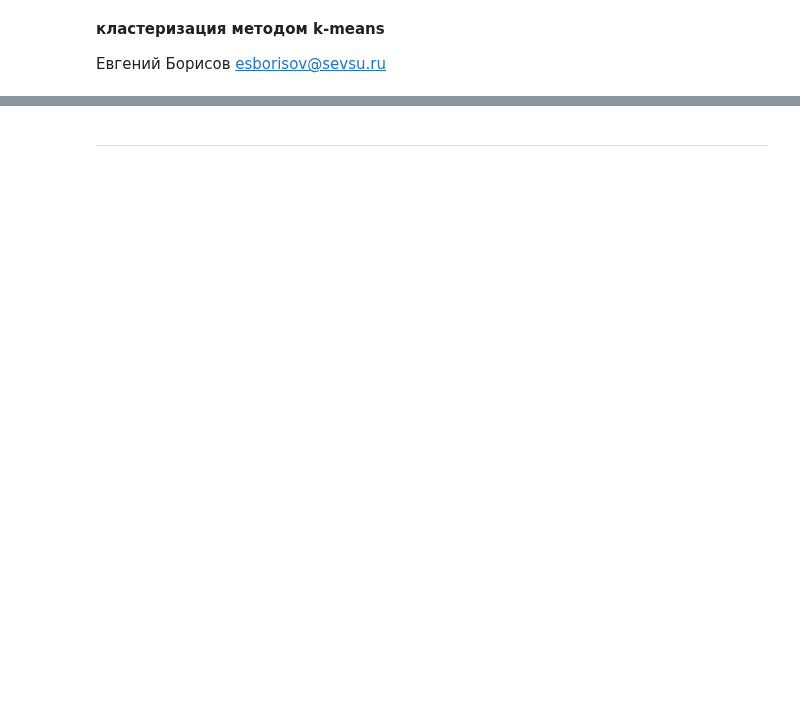
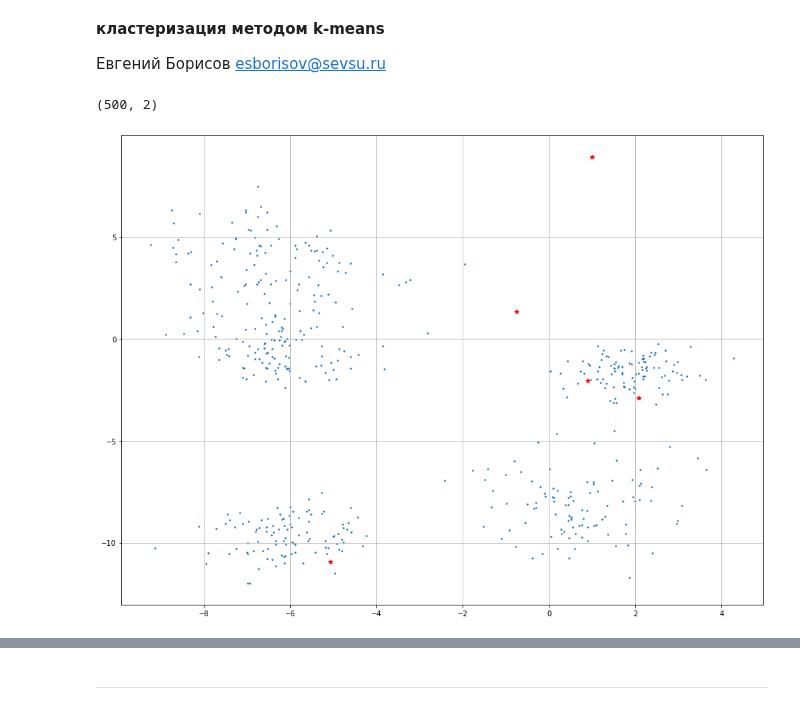
Before and after one commit to mechanoid5/ml_lectorium_legacy, a Jupyter notebook: examples/05-cluster/02-k-means.ipynb, the cells around one changed output, grey strips where cells are left out. Saved outputs shown, nothing was run; the diff lists cells and outputs as text; code cells hidden in the pictures; blank space fills up the shorter version.

```diff
--- a/examples/05-cluster/02-k-means.ipynb
+++ b/examples/05-cluster/02-k-means.ipynb
@@ -4,0 +12,25 @@
+# %%
+n_samples = 500
+n_clst = 5 # количество кластеров
+
+X,_ = make_blobs(
+        n_samples=n_samples,
+        centers=n_clst,
+        cluster_std=rng.uniform(size=n_clst)+.7
+    )
+X.shape
+# %% [output]
+(500, 2)
+# %%
+# инициализация параметров
+mu = rng.normal(size=(n_clst,X.shape[1]),scale=X.max(axis=0)*.75)
+# %%
+def plot(X,mu):
+    plt.figure(figsize=(16,12))
+    plt.scatter( x=X[:,0], y=X[:,1], s=10, marker='.' )
+    plt.scatter( x=mu[:,0], y=mu[:,1], s=40, marker='*',c='r' )
+    plt.grid()
+
+plot(X,mu)
+# %% [output]
+[figure, added]
```
Also changed, not shown: parts of 18 cells of this notebook.
